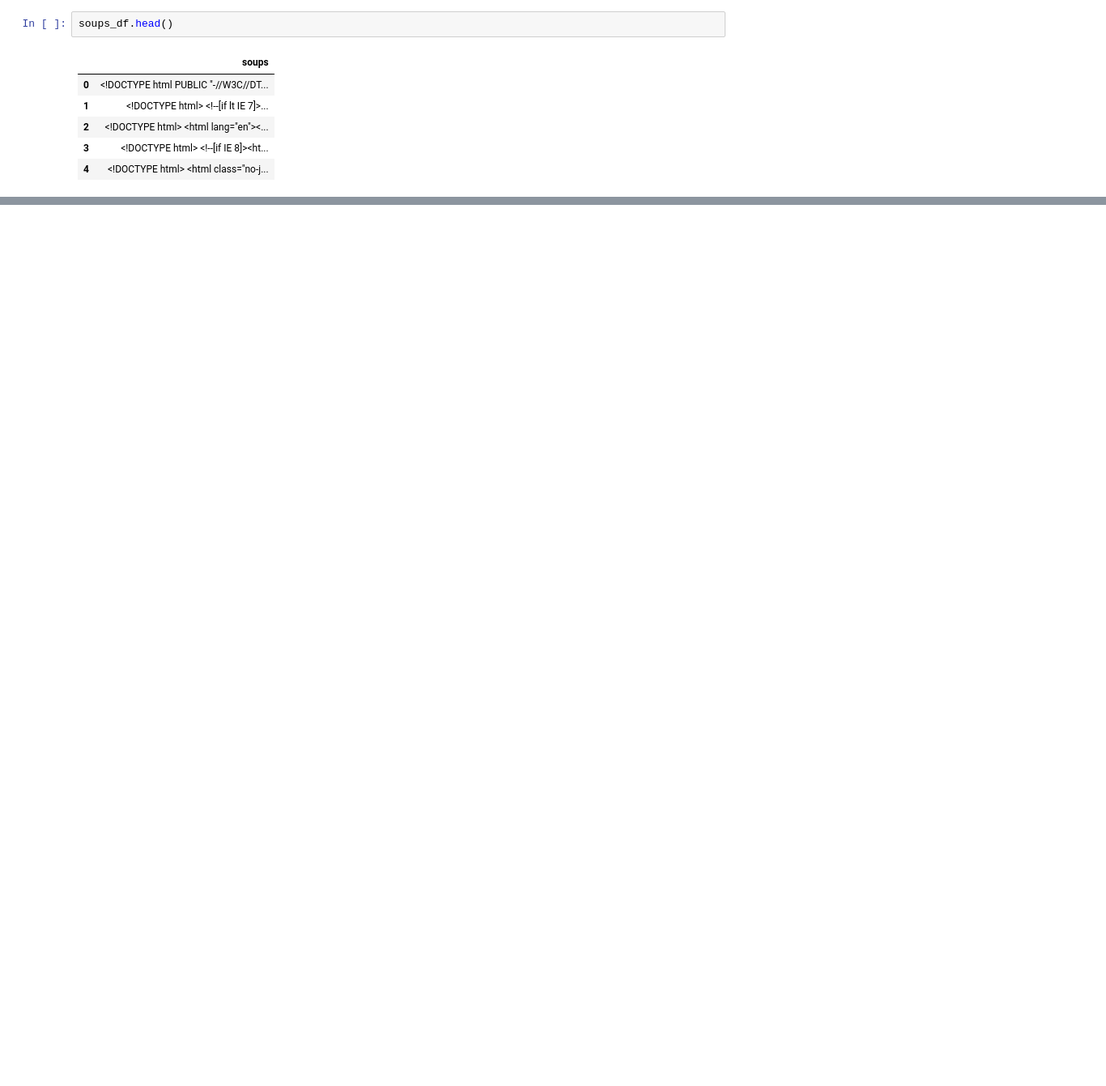
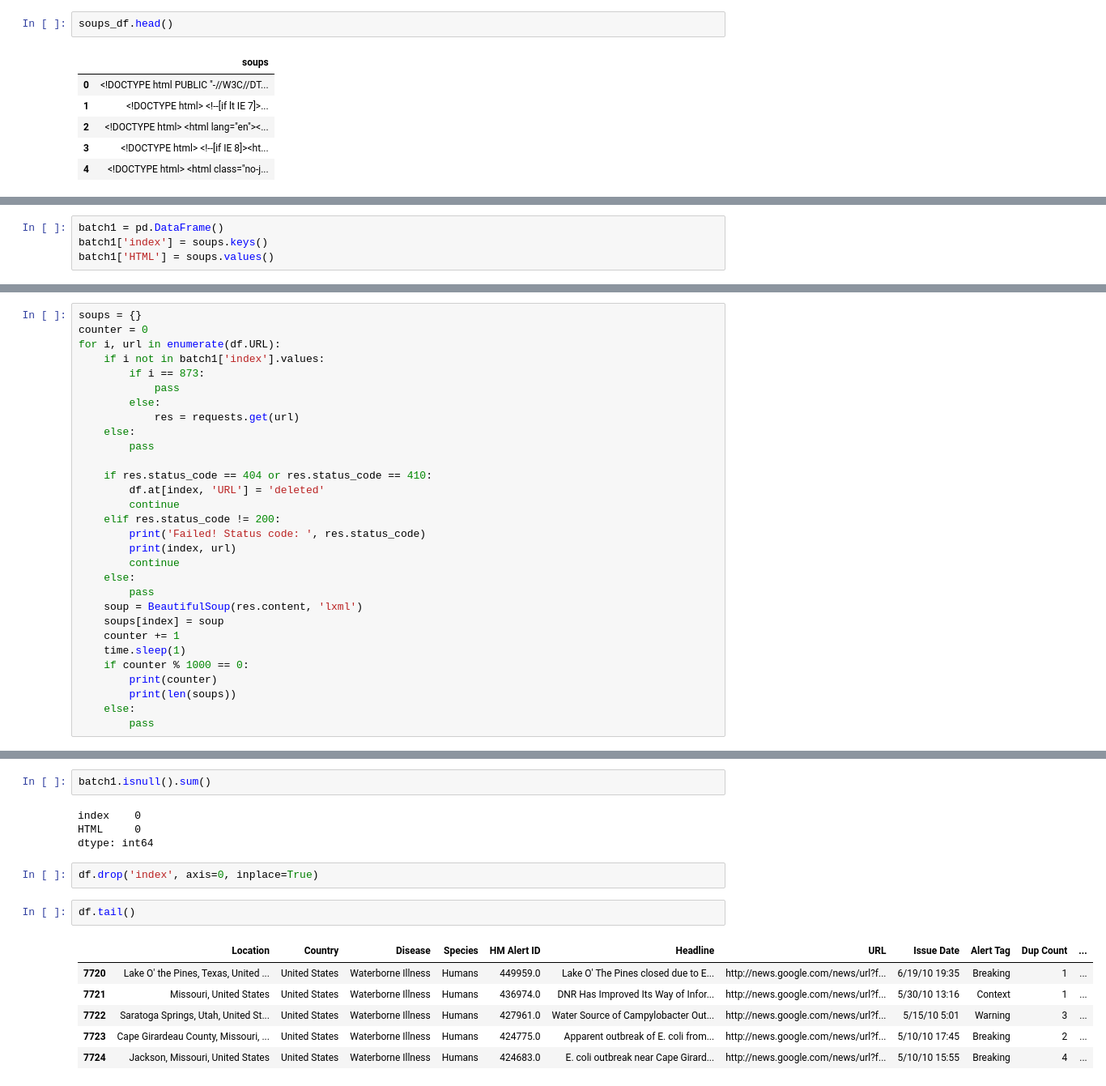
Before and after one commit to CMantell/Capstone---Boil-Order-Classifier, a Jupyter notebook: Capstone Project.ipynb, the cells around one changed output, grey strips where cells are left out. Shown at 81% size. Drawn from its saved outputs; the diff is of its cells as text; blank space fills up the shorter version.

Commit message:
1 batch done

```diff
--- a/Capstone Project.ipynb
+++ b/Capstone Project.ipynb
@@ -344,0 +446,4 @@ soups_df.head()
+# %%
+batch1 = pd.DataFrame()
+batch1['index'] = soups.keys()
+batch1['HTML'] = soups.values()
@@ -344,0 +480,30 @@ soups_df.head()
+# %%
+soups = {}
+counter = 0
+for i, url in enumerate(df.URL):
+    if i not in batch1['index'].values:
+        if i == 873:
+            pass
+        else:
+            res = requests.get(url)
+    else:
+        pass
+
+    if res.status_code == 404 or res.status_code == 410:
+        df.at[index, 'URL'] = 'deleted'
+        continue
+    elif res.status_code != 200:
+        print('Failed! Status code: ', res.status_code)
+        print(index, url)
+        continue
+    else:
+        pass
+    soup = BeautifulSoup(res.content, 'lxml')
+    soups[index] = soup
+    counter += 1
+    time.sleep(1)
+    if counter % 1000 == 0:
+        print(counter)
+        print(len(soups))
+    else:
+        pass
@@ -345,3 +538,20 @@ soups_df.head()
+# %%
+batch1.isnull().sum()
+# %% [output]
+index    0
+HTML     0
+dtype: int64
+# %%
+df.drop('index', axis=0, inplace=True)
+# %%
+df.tail()
+# %% [output]
+|  | Location | Country | Disease | Species | HM Alert ID | Headline | URL | Issue Date | Alert Tag | Dup Count | ... |
+| 7720 | Lake O' the Pines, Texas, United ... | United States | Waterborne Illness | Humans | 449959.0 | Lake O' The Pines closed due to E... | http://news.google.com/news/url?f... | 6/19/10 19:35 | Breaking | 1 | ... |
+| 7721 | Missouri, United States | United States | Waterborne Illness | Humans | 436974.0 | DNR Has Improved Its Way of Infor... | http://news.google.com/news/url?f... | 5/30/10 13:16 | Context | 1 | ... |
+| 7722 | Saratoga Springs, Utah, United St... | United States | Waterborne Illness | Humans | 427961.0 | Water Source of Campylobacter Out... | http://news.google.com/news/url?f... | 5/15/10 5:01 | Warning | 3 | ... |
+| 7723 | Cape Girardeau County, Missouri, ... | United States | Waterborne Illness | Humans | 424775.0 | Apparent outbreak of E. coli from... | http://news.google.com/news/url?f... | 5/10/10 17:45 | Breaking | 2 | ... |
+| 7724 | Jackson, Missouri, United States | United States | Waterborne Illness | Humans | 424683.0 | E. coli outbreak near Cape Girard... | http://news.google.com/news/url?f... | 5/10/10 15:55 | Breaking | 4 | ... |
 # %%
 counter = 0
 for v, i in enumerate(df.URL):
```
Also changed, not shown: parts of 21 cells of this notebook, 1 other file.
